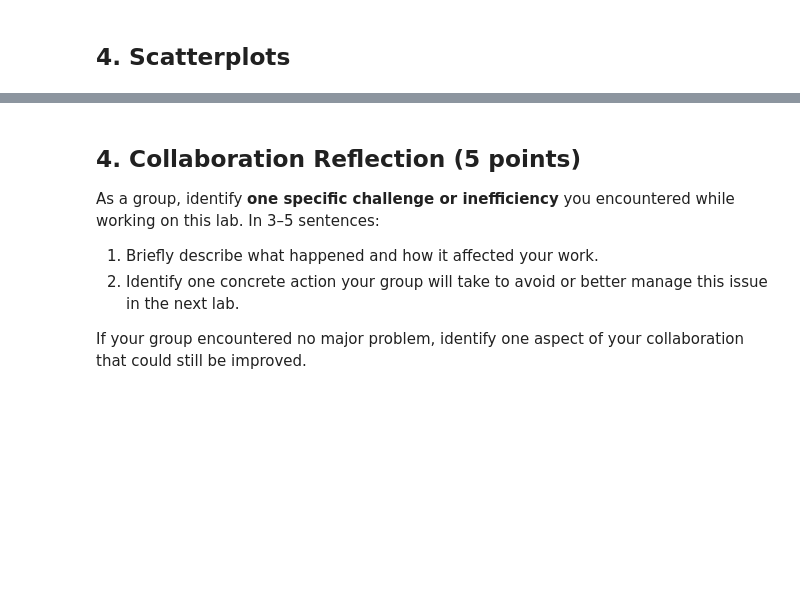
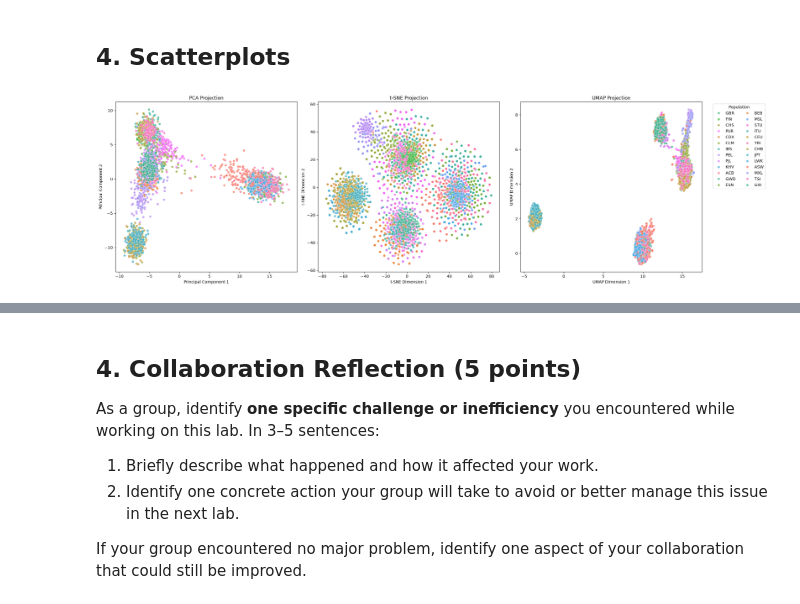
Before and after one commit to yxf9tv/03-tnse-and-umap, a Jupyter notebook: 03-tsne-and-umap.ipynb, the cells around one changed output, grey strips where cells are left out. Drawn from its saved outputs; the diff is of its cells as text; code cells hidden in the pictures; blank space fills up the shorter version.

```diff
--- a/03-tsne-and-umap.ipynb
+++ b/03-tsne-and-umap.ipynb
@@ -295,3 +295,48 @@ Running UMAP:
 Dimensionality reduction completed
 # %% [markdown]
 ## 4. Scatterplots
+# %%
+# Create a DataFrame for easy plotting with Seaborn
+df = pd.DataFrame({
+    'PCA_1': pca_results[:, 0],
+    'PCA_2': pca_results[:, 1],
+    'tSNE_1': tsne_results[:, 0],
+    'tSNE_2': tsne_results[:, 1],
+    'UMAP_1': umap_results[:, 0],
+    'UMAP_2': umap_results[:, 1],
+    'Population': labels
+})
+
+# Set up matplotlib figure
+fig, axes = plt.subplots(1, 3, figsize=(24, 7))
+
+# Define a palette with 26 distinct colors
+unique_pops = sorted(list(set(labels)))
+palette = sns.color_palette("husl", len(unique_pops))
+color_dict = dict(zip(unique_pops, palette))
+
+# Plot PCA
+sns.scatterplot(ax=axes[0], data=df, x='PCA_1', y='PCA_2', hue='Population', palette=color_dict, alpha=0.7, legend=False)
+axes[0].set_title('PCA Projection')
+axes[0].set_xlabel('Principal Component 1')
+axes[0].set_ylabel('Principal Component 2')
+
+# Plot t-SNE
+sns.scatterplot(ax=axes[1], data=df, x='tSNE_1', y='tSNE_2', hue='Population', palette=color_dict, alpha=0.7, legend=False)
+axes[1].set_title('t-SNE Projection')
+axes[1].set_xlabel('t-SNE Dimension 1')
+axes[1].set_ylabel('t-SNE Dimension 2')
+
+# Plot UMAP
+sns.scatterplot(ax=axes[2], data=df, x='UMAP_1', y='UMAP_2', hue='Population', palette=color_dict, alpha=0.7)
+axes[2].set_title('UMAP Projection')
+axes[2].set_xlabel('UMAP Dimension 1')
+axes[2].set_ylabel('UMAP Dimension 2')
+
+# Move legend to the right of the last plot
+axes[2].legend(bbox_to_anchor=(1.05, 1), loc='upper left', ncol=2, title='Population')
+
+plt.tight_layout()
+plt.show()
+# %% [output]
+[figure, added]
```
Also changed, not shown: parts of 3 cells of this notebook.
